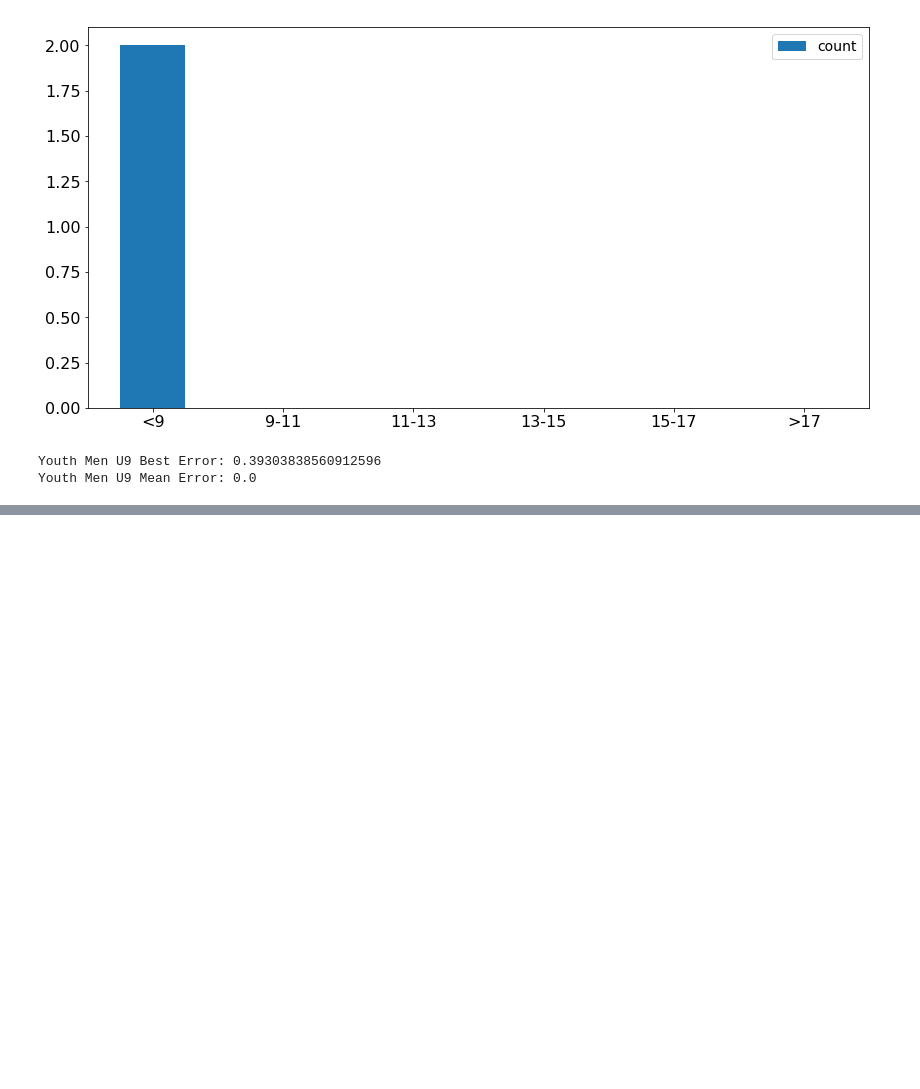
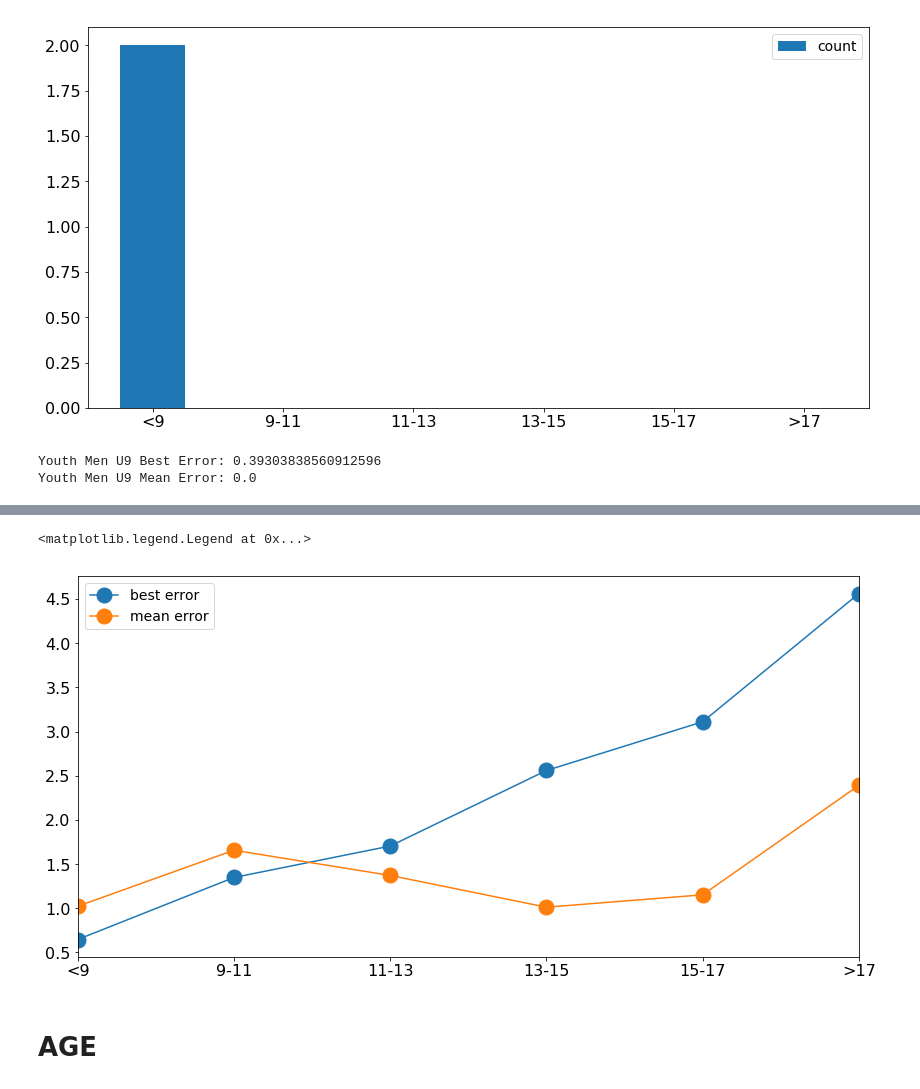
Before and after one commit to CathalMcC15/Analysing_Ultra_Marathons, a Jupyter notebook: Prediction_Eval.ipynb, the cells around one changed output, grey strips where cells are left out. Drawn from its saved outputs; the diff is of its cells as text; code cells hidden in the pictures; blank space fills up the shorter version.

```diff
--- a/Prediction_Eval.ipynb
+++ b/Prediction_Eval.ipynb
@@ -1132,0 +1170,35 @@ Youth Men U9 Mean Error: 0.0
+# %%
+from sklearn.metrics import mean_squared_error
+from math import sqrt
+
+ageS9B = sqrt(mean_squared_error(ageS9.query_pb, ageS9.best_pb_prediction))
+ageS9M = sqrt(mean_squared_error(ageS9.query_pb, ageS9.mean_pb_average_pace))
+
+ageS11B = sqrt(mean_squared_error(ageS11.query_pb, ageS11.best_pb_prediction))
+ageS11M = sqrt(mean_squared_error(ageS11.query_pb, ageS11.mean_pb_average_pace))
+
+ageS13B = sqrt(mean_squared_error(ageS13.query_pb, ageS13.best_pb_prediction))
+ageS13M = sqrt(mean_squared_error(ageS13.query_pb, ageS13.mean_pb_average_pace))
+
+ageS15B = sqrt(mean_squared_error(ageS15.query_pb, ageS15.best_pb_prediction))
+ageS15M = sqrt(mean_squared_error(ageS15.query_pb, ageS15.mean_pb_average_pace))
+
+ageS17B = sqrt(mean_squared_error(ageS17.query_pb, ageS17.best_pb_prediction))
+ageS17M = sqrt(mean_squared_error(ageS17.query_pb, ageS17.mean_pb_average_pace))
+
+ageS19B = sqrt(mean_squared_error(ageS19.query_pb, ageS19.best_pb_prediction))
+ageS19M = sqrt(mean_squared_error(ageS19.query_pb, ageS19.mean_pb_average_pace))
+
+
+print('Aged 23-39 U9 Best Error:', ageS9B)
+print('Aged 23-39 U9 Mean Error:', ageS9M)
+print('Aged 23-39 9-11 Best Error:', ageS11B)
+print('Aged 23-39 9-11 Mean Error:', ageS11M)
+print('Aged 23-39 11-13 Best Error:', ageS13B)
+print('Aged 23-39 11-13 Mean Error:', ageS13M)
+print('Aged 23-39 13-15 Best Error:', ageS15B)
+print('Aged 23-39 13-15 Mean Error:', ageS15M)
+print('Aged 23-39 15-17 Best Error:', ageS17B)
+print('Aged 23-39 15-17 Mean Error:', ageS17M)
+print('Aged 23-39 O17 Best Error:', ageS19B)
+print('Aged 23-39 017 Mean Error:', ageS19M)
@@ -1132,0 +1218,13 @@ Youth Men U9 Mean Error: 0.0
+# %%
+mean_age = [ageS9M, ageS11M, ageS13M, ageS15M, ageS17M, ageS19M]
+best_age = [ageS9B, ageS11B, ageS13B, ageS15B, ageS17B, ageS19B]
+# %%
+index = ['<9', '9-11', '11-13', '13-15', '15-17', '>17']
+ag = pd.DataFrame({'mean error': mean_age, 'best error': best_age}, index=index)
+ax = ag.plot(figsize=(14, 7), fontsize=16, rot=0, marker='o', ms=15)
+ax.legend(fontsize = 14)
+# %% [output]
+<matplotlib.legend.Legend at 0x...>
+[figure, added]
+# %% [markdown]
+# AGE
```
Also changed, not shown: parts of 27 cells of this notebook, 1 other file.
